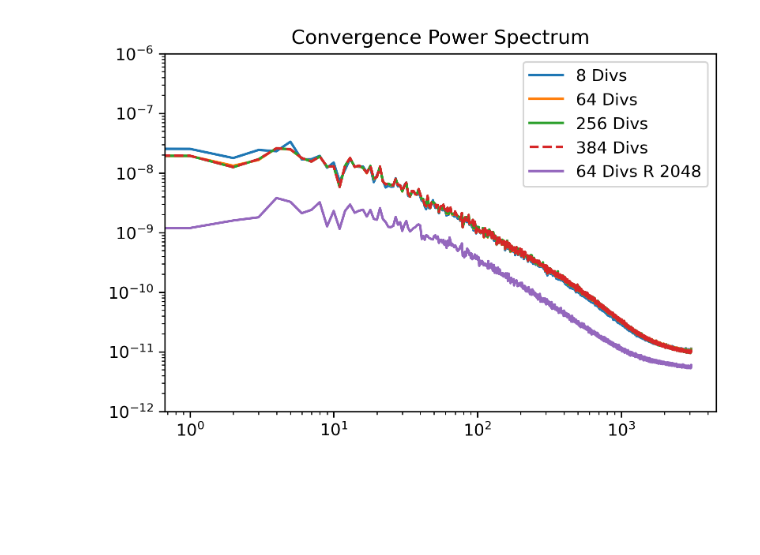
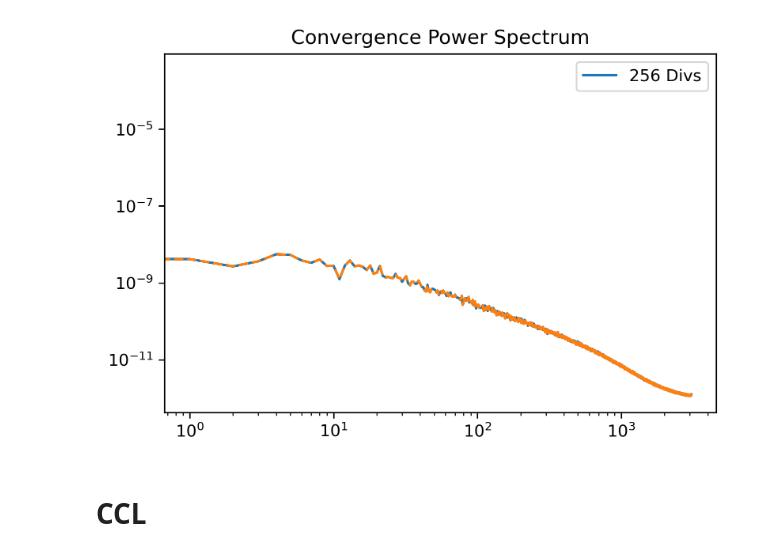
Before and after one commit to wurdahl/kSZfromPC, a Jupyter notebook: Opening-FITS.ipynb, the cells around one changed output. Saved outputs shown, nothing was run; the diff lists cells and outputs as text; code cells hidden in the pictures; blank space fills up the shorter version.

```diff
--- a/Opening-FITS.ipynb
+++ b/Opening-FITS.ipynb
@@ -67,0 +49,4 @@ psKDV384 = hp.sphtfunc.anafast(convergenceDV384)
+# %%
+convergenceDV256 = hp.read_map("MAPS/convergence_NS_1024_R_1024_P_1280_DV_256.fits")
+convergenceDV128 = hp.read_map("MAPS/convergence_NS_1024_R_1024_P_1280_DV_128.fits")
+hp.mollview(convergenceDV256,xsize=3200)
@@ -68,13 +55,14 @@ psKDV384 = hp.sphtfunc.anafast(convergenceDV384)
+# %%
+psKDV256 = hp.sphtfunc.anafast(convergenceDV256)
+psKDV128 = hp.sphtfunc.anafast(convergenceDV128)
 # %%
 plt.figure(dpi=300)
-plt.loglog(psKDV8);
-plt.loglog(psKDV64);
 plt.loglog(psKDV256);
-plt.loglog(psKDV384,"--")
-plt.loglog(psKDV64R2048);
-plt.legend(loc=0, labels=["8 Divs","64 Divs","256 Divs","384 Divs","64 Divs R 2048"])
+plt.loglog(psKDV128,"--");
+plt.legend(loc=0, labels=["256 Divs"])
 plt.title("Convergence Power Spectrum")
-plt.ylim(10**-12,10**-6)
 plt.show()
 # %% [output]
-[figure, old version]
+[figure, new version]
+# %% [markdown]
+# CCL
```
Also changed, not shown: parts of 15 cells of this notebook, 2 other files.
